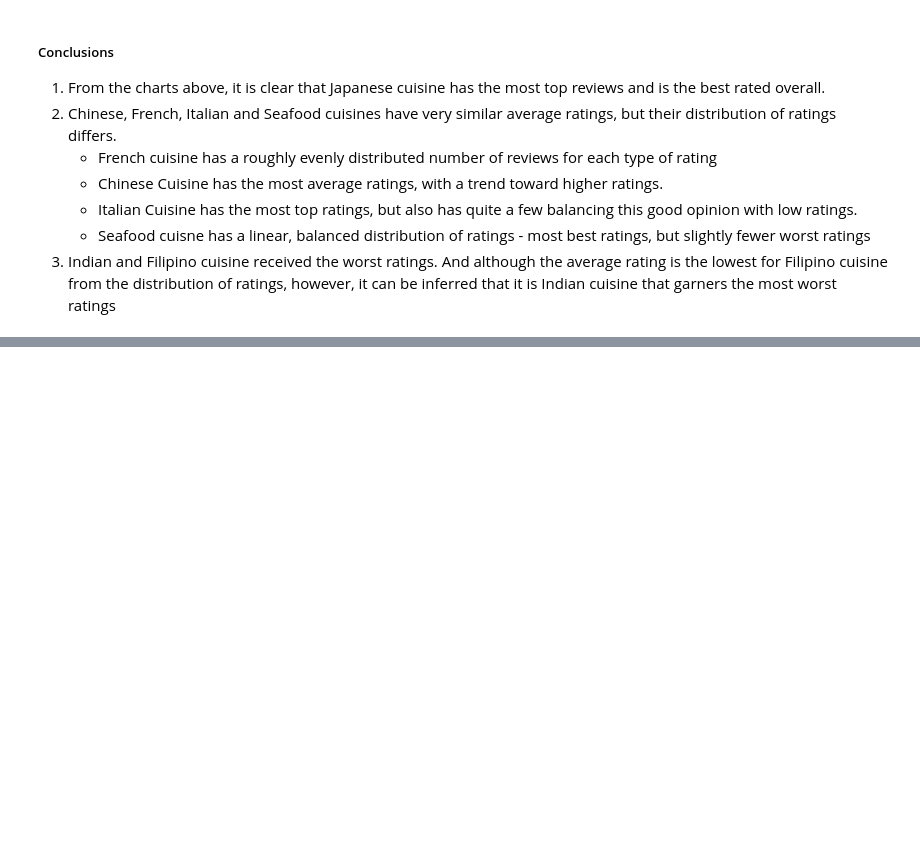
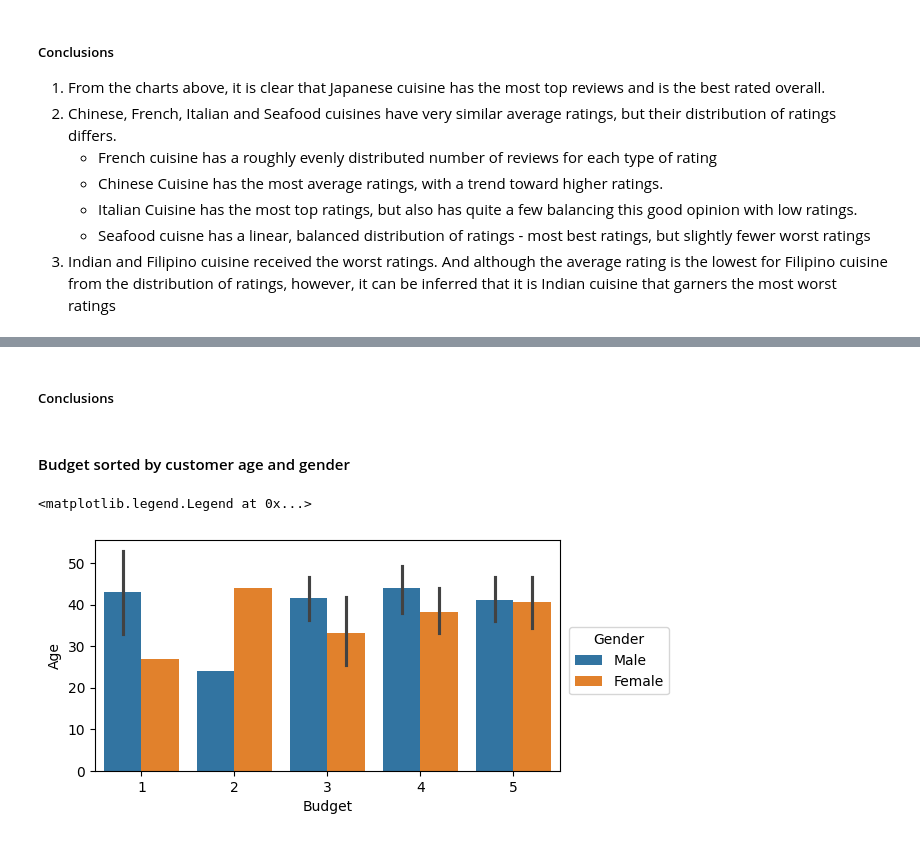
Before and after one commit to marta-glanowska/data-science, a Jupyter notebook: Projects/EDA/EDA_cuisine_rating.ipynb, the cells around one changed output, grey strips where cells are left out. Cells and saved outputs as stored; diff of their text form; code cells hidden in the pictures; blank space fills up the shorter version.

```diff
--- a/Projects/EDA/EDA_cuisine_rating.ipynb
+++ b/Projects/EDA/EDA_cuisine_rating.ipynb
@@ -320,0 +334,12 @@ Text(0.5, 1.0, 'Average cusine rating')
+# %% [markdown]
+##### Conclusions
+# %% [markdown]
+#### Budget sorted by customer age and gender
+# %%
+# Comparison of clients budget sorted by age
+plt.figure(figsize=(6,3))
+sns.barplot(data=df, x='Budget', y='Age', hue='Gender')
+plt.legend(bbox_to_anchor=(1.25, 0.3), loc=4, title='Gender')
+# %% [output]
+<matplotlib.legend.Legend at 0x...>
+[figure, added]
```
Also changed, not shown: parts of 17 cells of this notebook.
